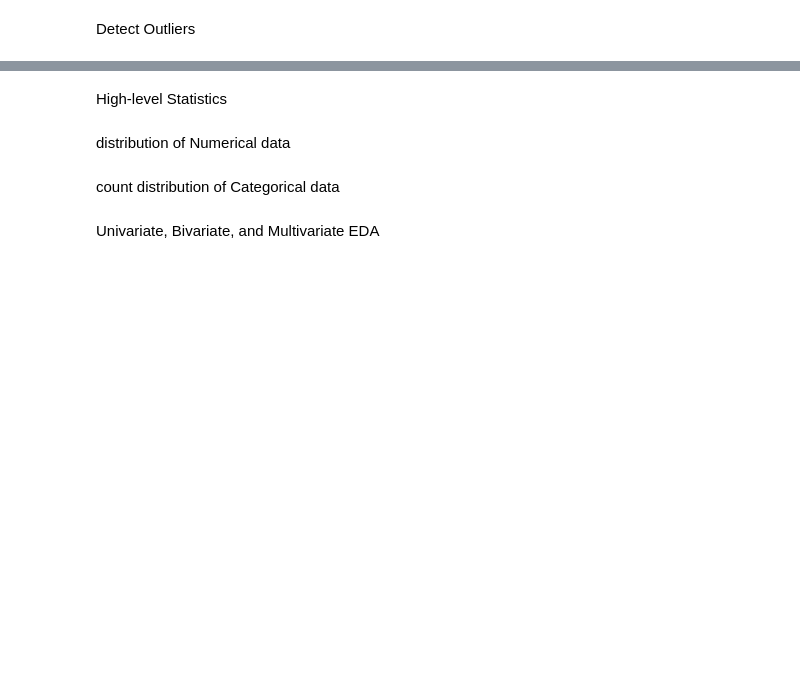
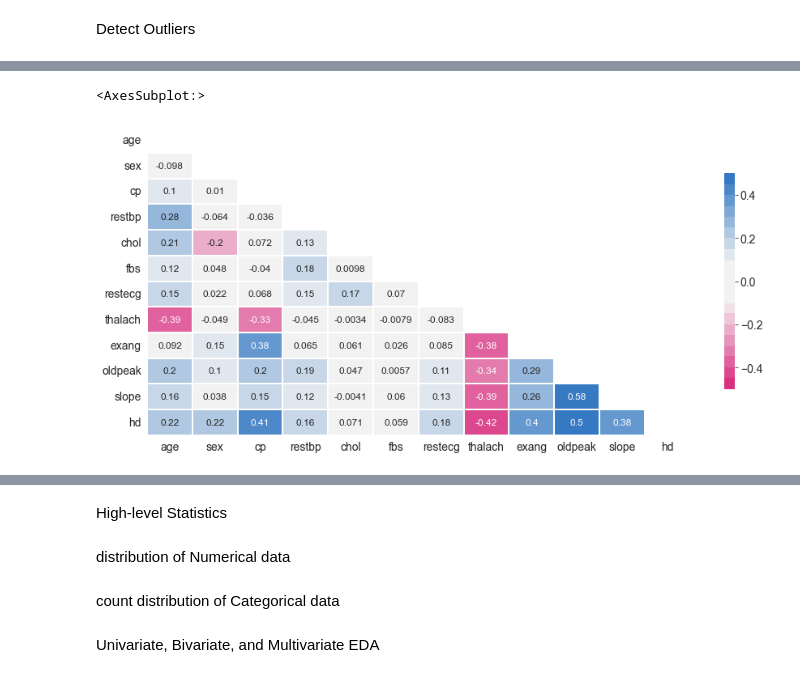
Before and after one commit to unpatel1/20220614_Classification_Tree_Heart_Disease, a Jupyter notebook: Classification_Tree_Heart_Disease.ipynb, the cells around one changed output, grey strips where cells are left out. Cells and saved outputs as stored; diff of their text form; code cells hidden in the pictures; blank space fills up the shorter version.

```diff
--- a/Classification_Tree_Heart_Disease.ipynb
+++ b/Classification_Tree_Heart_Disease.ipynb
@@ -158,0 +258,12 @@ Detect Outliers
+# %%
+plt.figure(figsize = (15,7))
+cmap = sns.diverging_palette(h_neg = 350, h_pos = 250, s = 85, l = 50, sep = 50, n = 20, center = 'light', as_cmap = False)
+
+matrix = np.triu(df.corr())
+
+sns.heatmap(df.corr(), vmin = -.5, vmax = .5, cmap = cmap, center = 0, annot = True, annot_kws = {'size': 12},
+            linewidths = 0.1, linecolor = 'white', cbar = True, cbar_kws = {"shrink": .7}, square = False,
+            xticklabels = 1, yticklabels = 1, mask = matrix)
+# %% [output]
+<AxesSubplot:>
+[figure, added]
```
Also changed, not shown: parts of 18 cells of this notebook.
